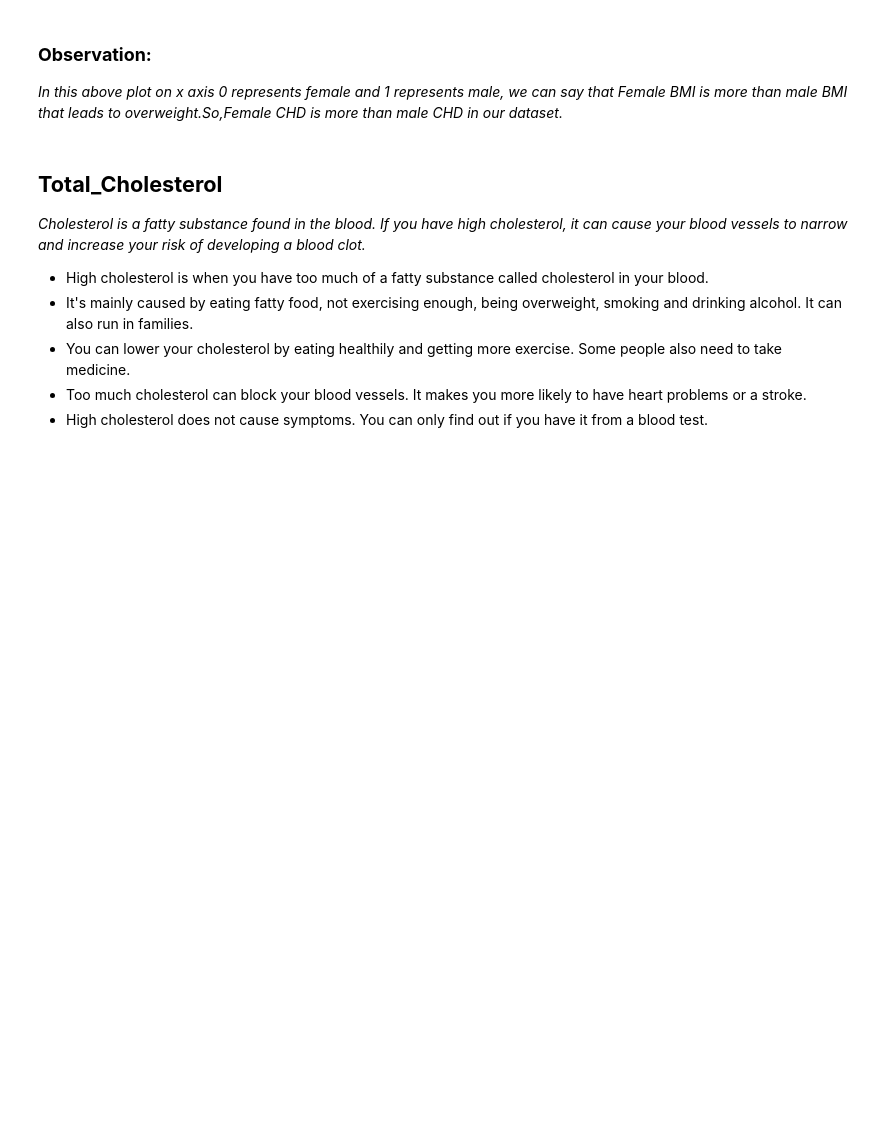
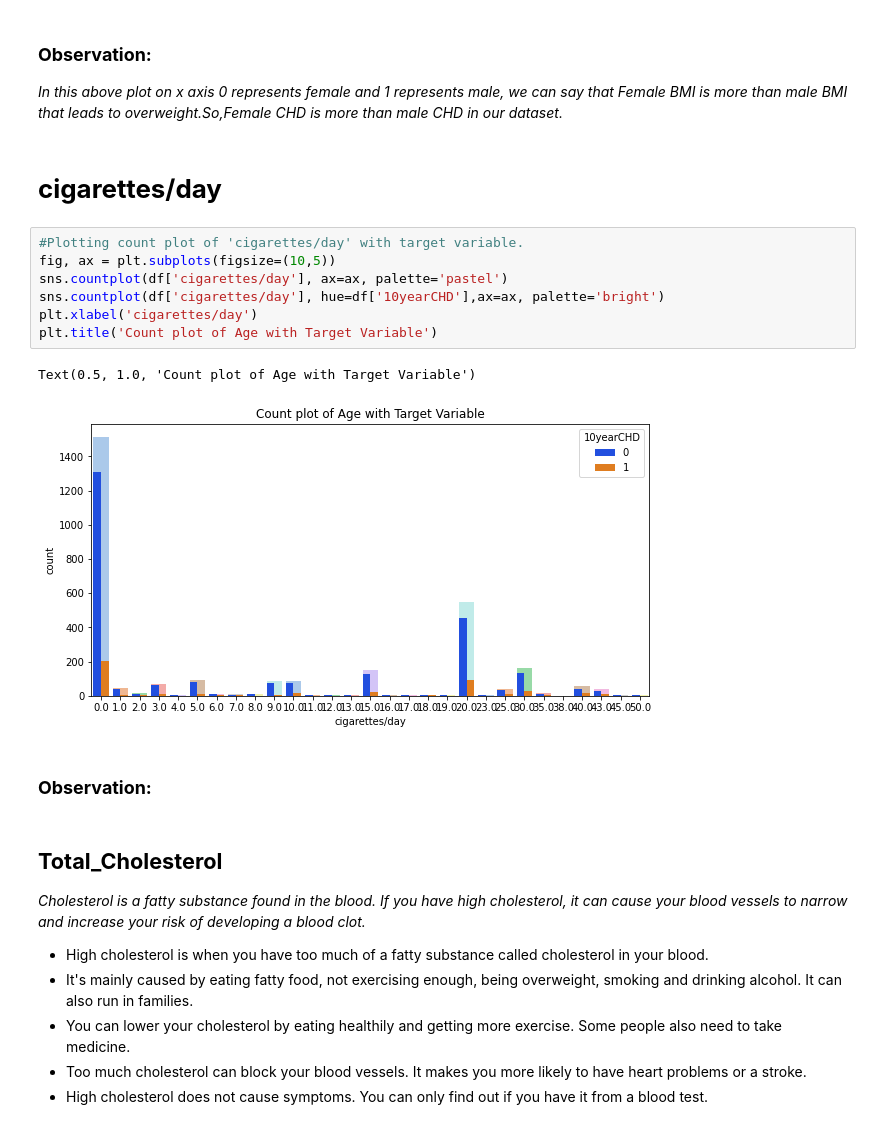
Before and after one commit to parulsharma098/Cardiovascular-Risk-Prediction, a Jupyter notebook: CARDIOVASCULAR_RISK_PREDICTION_CAPSTONE_III(Classification).ipynb, the cells around one changed output. Drawn from its saved outputs; the diff is of its cells as text; blank space fills up the shorter version.

```diff
--- a/CARDIOVASCULAR_RISK_PREDICTION_CAPSTONE_III(Classification).ipynb
+++ b/CARDIOVASCULAR_RISK_PREDICTION_CAPSTONE_III(Classification).ipynb
@@ -885,6 +885,20 @@ Text(0.5, 1.0, 'Distributions of BMI Vs Gender with Target class')
 ### **Observation:**
 
 *In this above plot on x axis 0 represents female and 1 represents male, we can say that Female BMI is more than male BMI that leads to overweight.So,Female CHD is more than male CHD in our dataset.*
+# %% [markdown]
+# **cigarettes/day**
+# %%
+#Plotting count plot of 'cigarettes/day' with target variable.
+fig, ax = plt.subplots(figsize=(10,5))
+sns.countplot(df['cigarettes/day'], ax=ax, palette='pastel')
+sns.countplot(df['cigarettes/day'], hue=df['10yearCHD'],ax=ax, palette='bright')
+plt.xlabel('cigarettes/day')
+plt.title('Count plot of Age with Target Variable')
+# %% [output]
+Text(0.5, 1.0, 'Count plot of Age with Target Variable')
+[figure, added]
+# %% [markdown]
+### **Observation:**
 # %% [markdown]
 ## **Total_Cholesterol**
 
```
Also changed, not shown: parts of 15 cells of this notebook.
